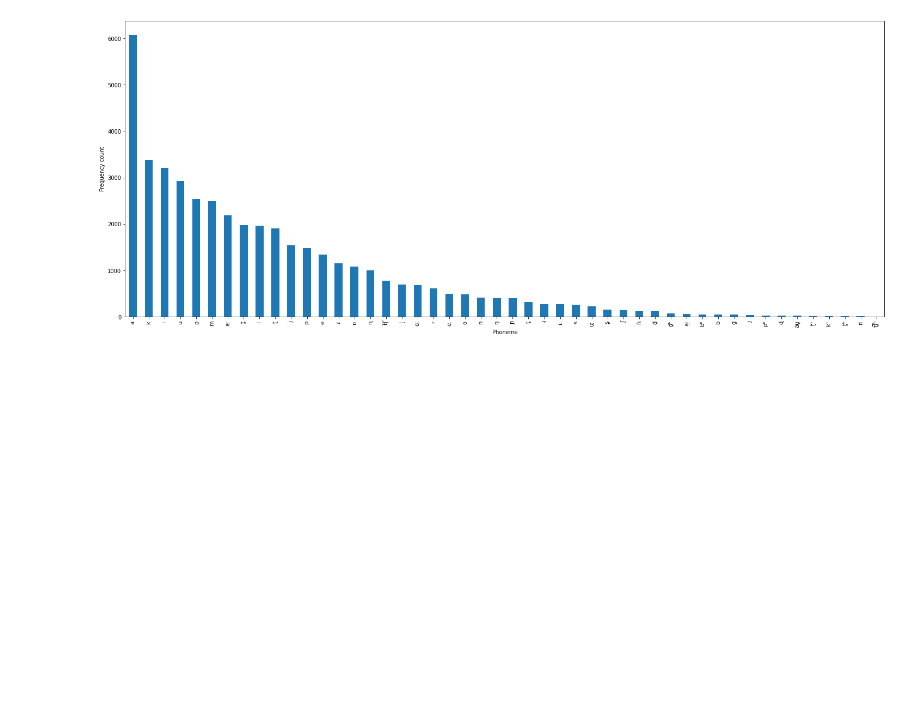
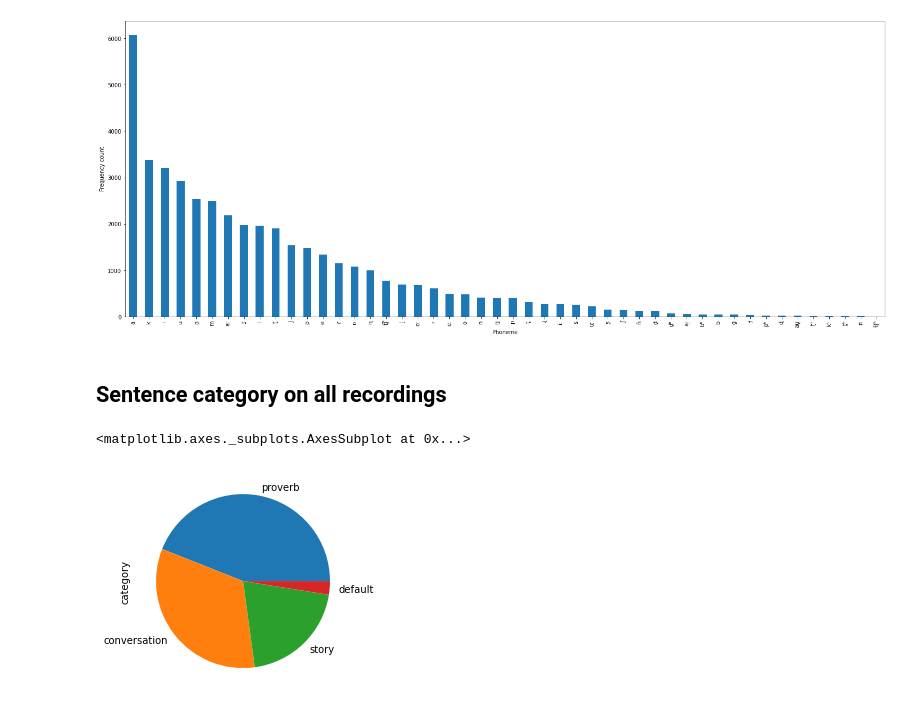
Before and after one commit to kavyamanohar/msc-reviewed-speech, a Jupyter notebook: analysis/EDA.ipynb, the cells around one changed output. Saved outputs shown, nothing was run; the diff lists cells and outputs as text; code cells hidden in the pictures; blank space fills up the shorter version.

```diff
--- a/analysis/EDA.ipynb
+++ b/analysis/EDA.ipynb
@@ -5,5 +36,5 @@ import matplotlib.pyplot as plt
 # %%
-df = pd.read_csv("../metadata.tsv", sep="\t", header=0)
+df = pd.read_csv("msc-reviewed-speech/metadata.tsv", sep="\t", header=0)
 df.head()
 # %% [output]
 |  | speechid | speechpath | speaker_id | review_score | transcript | category | speaker_gender | speaker_age |
@@ -79,3 +110,10 @@ plt.ylabel("Frequency count")
 # %% [output]
 Text(0, 0.5, 'Frequency count')
 [figure]
+# %% [markdown]
+## Sentence category on all recordings
+# %%
+df.category.value_counts().plot(kind='pie')
+# %% [output]
+<matplotlib.axes._subplots.AxesSubplot at 0x...>
+[figure, added]
```
Also changed, not shown: parts of 13 cells of this notebook.
